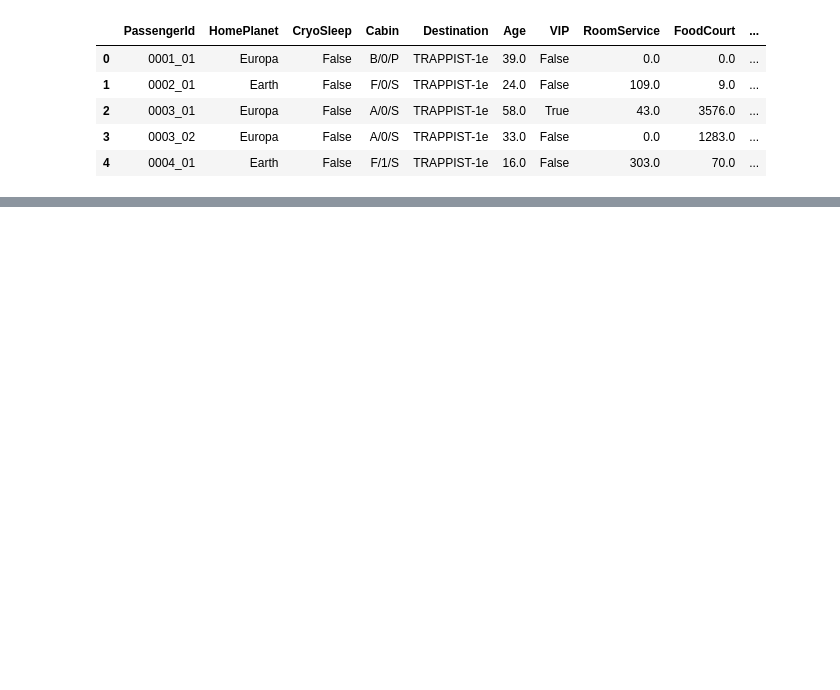
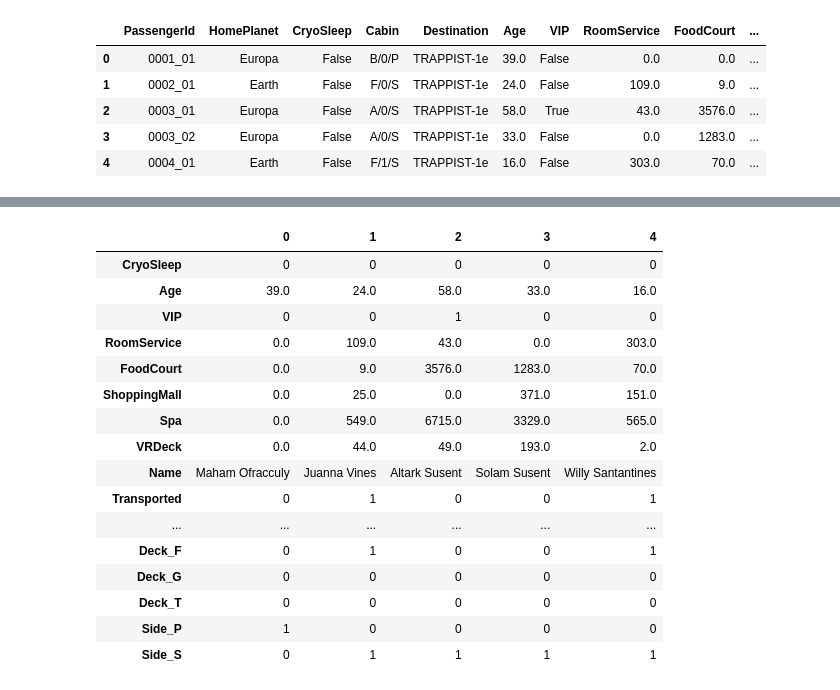
Before and after one commit to samedyldrmdev/machine-learning, a Jupyter notebook: kaggle/spaceship-titanic/spaceship-titanic.ipynb, the cells around one changed output, grey strips where cells are left out. Cells and saved outputs as stored; diff of their text form; code cells hidden in the pictures; blank space fills up the shorter version.

```diff
--- a/kaggle/spaceship-titanic/spaceship-titanic.ipynb
+++ b/kaggle/spaceship-titanic/spaceship-titanic.ipynb
@@ -185,0 +140,4 @@ sns.heatmap(train.corr(), annot = True);
+# %%
+train[["Deck", "CabinNum", "Side"]] = train.Cabin.str.split("/", n=2, expand=True)
+# %%
+train.drop(['PassengerId',"Cabin"], axis=1, inplace=True)
@@ -185,0 +172,3 @@ sns.heatmap(train.corr(), annot = True);
+# %%
+one_hot = pd.get_dummies(train[["HomePlanet", "Destination", "Deck", "Side"]]) #one-hot yapmak istediğimiz sütunları buraya ekliyoruz.
+one_hot.head()
@@ -185,0 +182,22 @@ sns.heatmap(train.corr(), annot = True);
+# %%
+train.drop(["HomePlanet", "Destination", "Deck", "Side"], axis=1, inplace=True)
+# %%
+train = pd.concat([train,one_hot], axis=1)
+# %% [output]
+|  | 0 | 1 | 2 | 3 | 4 |
+| CryoSleep | 0 | 0 | 0 | 0 | 0 |
+| Age | 39.0 | 24.0 | 58.0 | 33.0 | 16.0 |
+| VIP | 0 | 0 | 1 | 0 | 0 |
+| RoomService | 0.0 | 109.0 | 43.0 | 0.0 | 303.0 |
+| FoodCourt | 0.0 | 9.0 | 3576.0 | 1283.0 | 70.0 |
+| ShoppingMall | 0.0 | 25.0 | 0.0 | 371.0 | 151.0 |
+| Spa | 0.0 | 549.0 | 6715.0 | 3329.0 | 565.0 |
+| VRDeck | 0.0 | 44.0 | 49.0 | 193.0 | 2.0 |
+| Name | Maham Ofracculy | Juanna Vines | Altark Susent | Solam Susent | Willy Santantines |
+| Transported | 0 | 1 | 0 | 0 | 1 |
+| ... | ... | ... | ... | ... | ... |
+| Deck_F | 0 | 1 | 0 | 0 | 1 |
+| Deck_G | 0 | 0 | 0 | 0 | 0 |
+| Deck_T | 0 | 0 | 0 | 0 | 0 |
+| Side_P | 1 | 0 | 0 | 0 | 0 |
+| Side_S | 0 | 1 | 1 | 1 | 1 |
```
Also changed, not shown: parts of 43 cells of this notebook.
